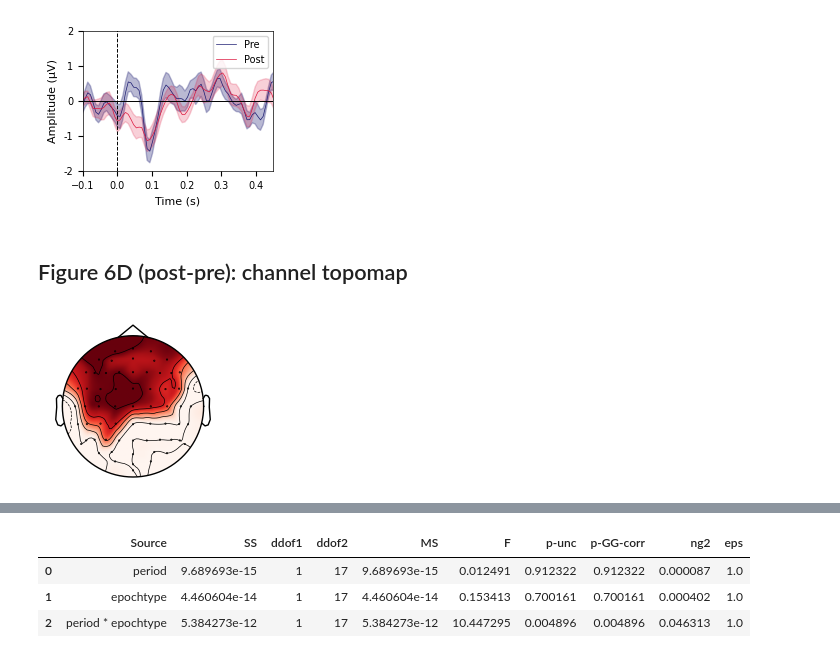
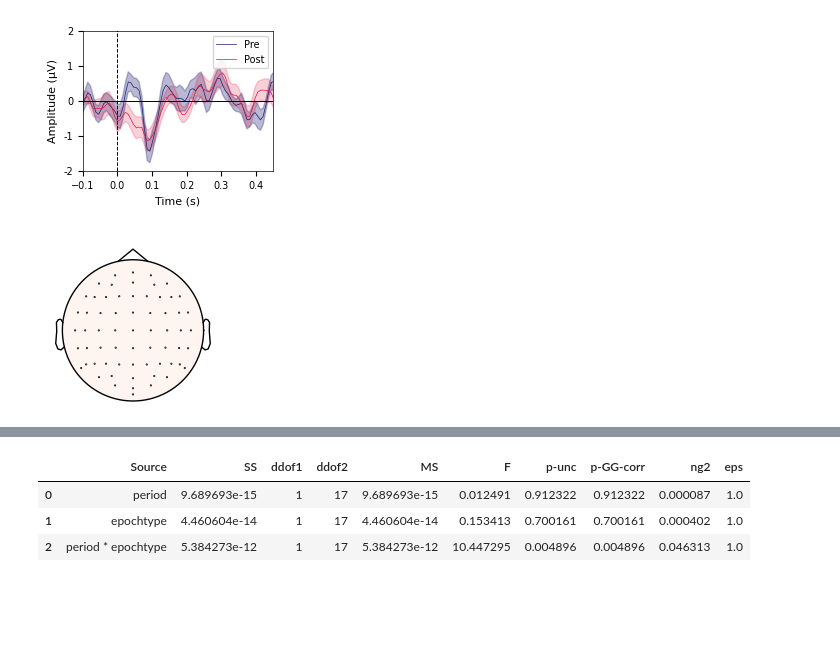
Before and after one commit to haiqin-zhang/AuditoryMotorPiano, a Jupyter notebook: ARTICLE_FIGS/[FIGURE]_ave_error_ERPs_prepost.ipynb, the cells around one changed output, grey strips where cells are left out. Saved outputs shown, nothing was run; the diff lists cells and outputs as text; code cells hidden in the pictures; blank space fills up the shorter version.

```diff
--- a/ARTICLE_FIGS/[FIGURE]_ave_error_ERPs_prepost.ipynb
+++ b/ARTICLE_FIGS/[FIGURE]_ave_error_ERPs_prepost.ipynb
@@ -671,38 +831,36 @@ plt.ylim(-2e-6, 2e-6)
 plt.savefig('./figures/fo_prepost_diff.svg')
 # %% [output]
 [figure]
-# %% [markdown]
-## Figure 6D (post-pre): channel topomap
 # %%
 #stats over channels
 
-time_to_plot = 0.06
+time_to_plot = 0.1
 
 time_idx = time_index_custom([time_to_plot], erp_times)[0]
 
 diff_pre = np.stack(corr_df.query(f"period == 'pre'")['diff'])[:, :64, time_idx]
 diff_post = np.stack(corr_df.query(f"period == 'post'")['diff'])[:, :64, time_idx]
 diff_diff = diff_post-diff_pre
 
 
 _, p_pp = t_over_channels(diff_diff)
 
 #calculate differences
 diffs_pp_t = diff_diff.mean(axis = 0)
 diffs_pp_t = p_mask(diffs_pp_t, p_pp)
 diffs_pp_t_abs = np.abs(diffs_pp_t)
 
 info = load_ep_info()
 fig = plt.figure(figsize=(1.7,1.7))  # set the exact output size
 ax = fig.add_axes([0, 0, 1, 1])         # make axes fill the figure
 
 im1, _ = mne.viz.plot_topomap(diffs_pp_t_abs, info, axes = ax, show=False, vlim =( 0, 1.2e-6))
 
 # cbar = plt.colorbar(im1, ax=axes, orientation='horizontal')
 # cbar.ax.yaxis.set_major_formatter(plt.FuncFormatter(lambda x, _: f'{x * 1e6:.1f}'))  # Convert scale from V to µV
 
 # fig.suptitle(f'(first - others) pre vs (first - others) post, {time_to_plot} s')
 plt.savefig(f'./figures/fo_topo_diff_{time_to_plot}.svg')
 plt.tight_layout()
 # %% [output]
-[figure, old version]
+[figure, new version]
```
Also changed, not shown: parts of 23 cells of this notebook, 18 other files.
